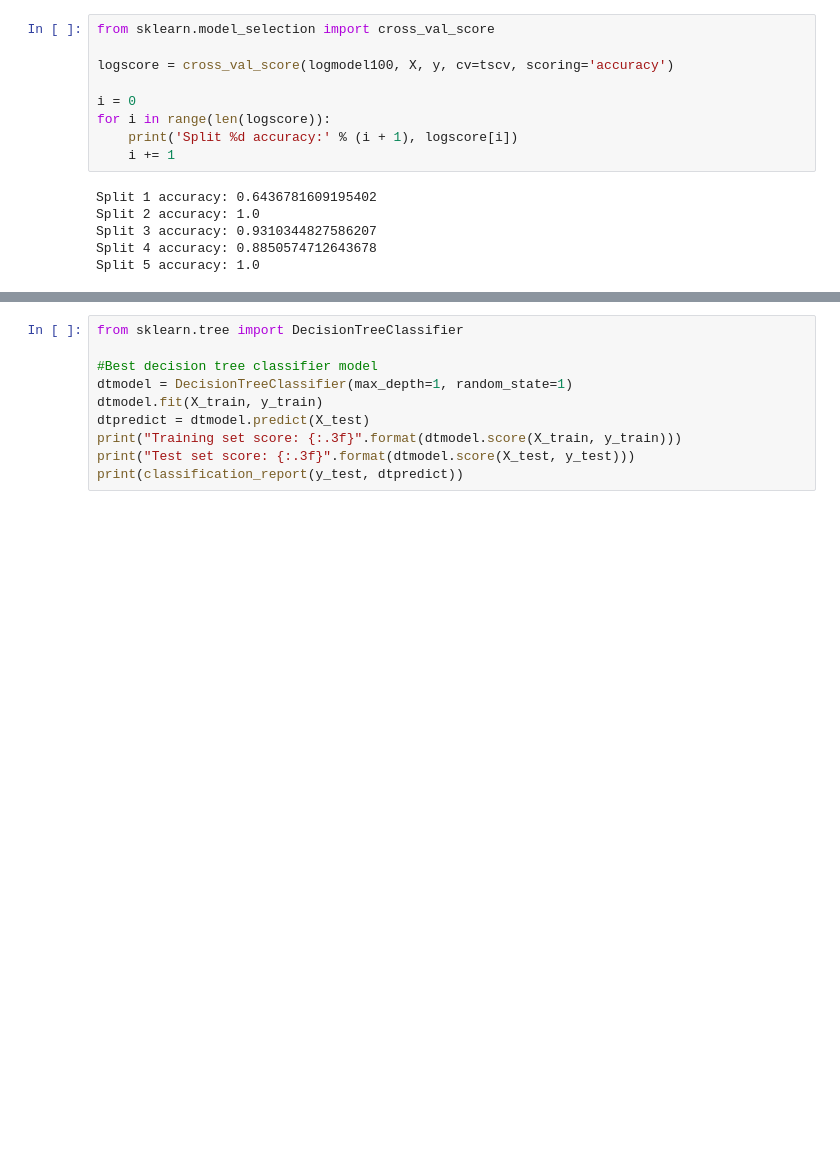
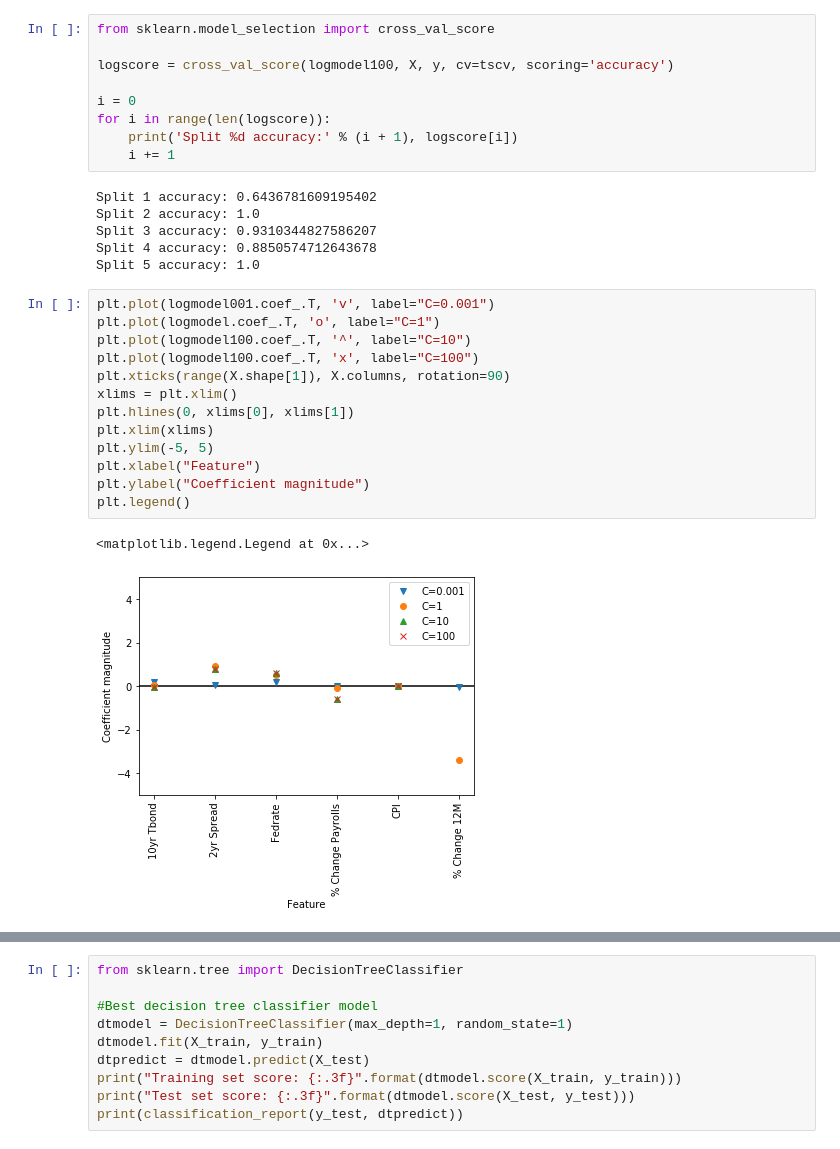
Before and after one commit to sheri-kamal/DATA71200-SP2020, a Jupyter notebook: Project 2 - Supervised Learning.ipynb, the cells around one changed output, grey strips where cells are left out. Saved outputs shown, nothing was run; the diff lists cells and outputs as text; blank space fills up the shorter version.

```diff
--- a/Project 2 - Supervised Learning.ipynb
+++ b/Project 2 - Supervised Learning.ipynb
@@ -170,3 +170,19 @@ Split 2 accuracy: 1.0
 Split 3 accuracy: 0.9310344827586207
 Split 4 accuracy: 0.8850574712643678
 Split 5 accuracy: 1.0
+# %%
+plt.plot(logmodel001.coef_.T, 'v', label="C=0.001")
+plt.plot(logmodel.coef_.T, 'o', label="C=1")
+plt.plot(logmodel100.coef_.T, '^', label="C=10")
+plt.plot(logmodel100.coef_.T, 'x', label="C=100")
+plt.xticks(range(X.shape[1]), X.columns, rotation=90)
+xlims = plt.xlim()
+plt.hlines(0, xlims[0], xlims[1])
+plt.xlim(xlims)
+plt.ylim(-5, 5)
+plt.xlabel("Feature")
+plt.ylabel("Coefficient magnitude")
+plt.legend()
+# %% [output]
+<matplotlib.legend.Legend at 0x...>
+[figure, added]
```
Also changed, not shown: parts of 7 cells of this notebook.
